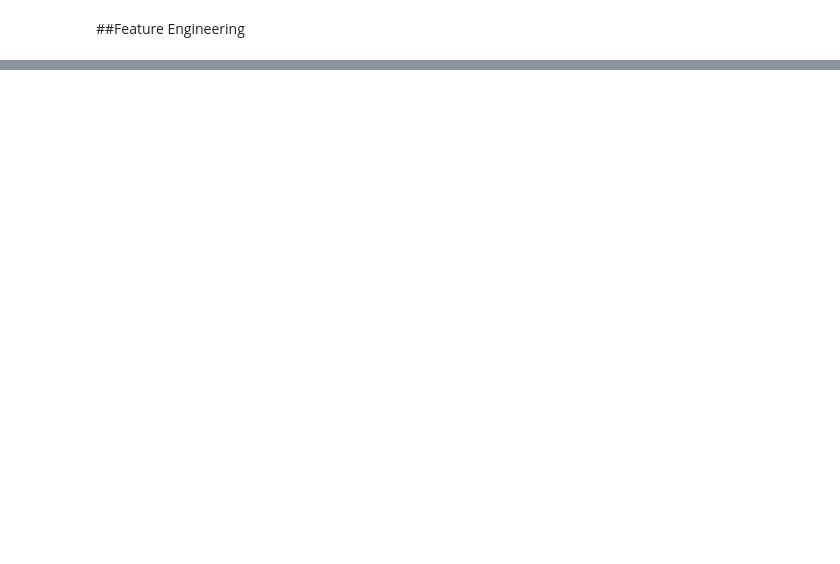
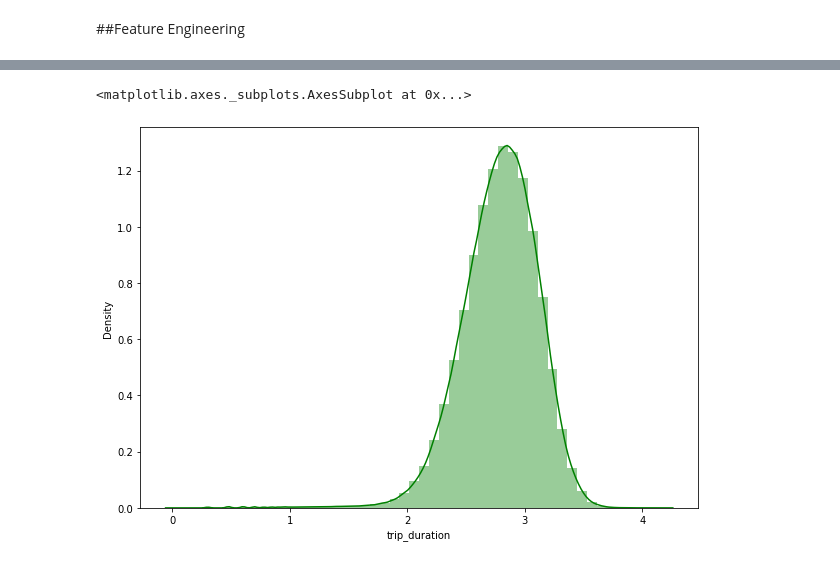
Before and after one commit to gauriagarwal18/Cab-Clock, a Jupyter notebook: NYC_Taxi_Trip_Time_Prediction_Capstone_Project.ipynb, the cells around one changed output, grey strips where cells are left out. Saved outputs shown, nothing was run; the diff lists cells and outputs as text; code cells hidden in the pictures; blank space fills up the shorter version.

```diff
--- a/NYC_Taxi_Trip_Time_Prediction_Capstone_Project.ipynb
+++ b/NYC_Taxi_Trip_Time_Prediction_Capstone_Project.ipynb
@@ -314,0 +339,27 @@ Name: pickup_year, dtype: int64
+# %%
+def convert_weekday(x):
+  if x in ['Monday','Tuesday','Wednesday','Thursday','Friday']:
+    x = 0
+    return x
+  else:
+    x = 1
+    return x
+# %%
+taxi['pickup_is_weekend'] = taxi['pickup_weekday'].apply(convert_weekday)
+taxi['dropoff_is_weekend'] = taxi['dropoff_weekday'].apply(convert_weekday)
+# %%
+def convert_pickup_hour(x):
+  if x in [0,1,2,3,4,5,6]:
+    x = 'mid_night'
+    return x
+  elif x in [7,8,9,10,11,12]:
+    x = 'office_time'
+    return x
+  elif x in [13,14,15,16,17,18]:
+    x = 'lunch_time'
+    return x
+  else:
+    x = 'Evening_time'
+    return x
+# %%
+taxi['pickup_shift'] = taxi['pickup_hour'].apply(convert_pickup_hour)
@@ -314,0 +394,6 @@ Name: pickup_year, dtype: int64
+# %%
+fig = plt.figure(figsize=(10,7))
+sns.distplot(np.log10(taxi['trip_duration']), color = 'g')
+# %% [output]
+<matplotlib.axes._subplots.AxesSubplot at 0x...>
+[figure, added]
```
Also changed, not shown: parts of 28 cells of this notebook.
